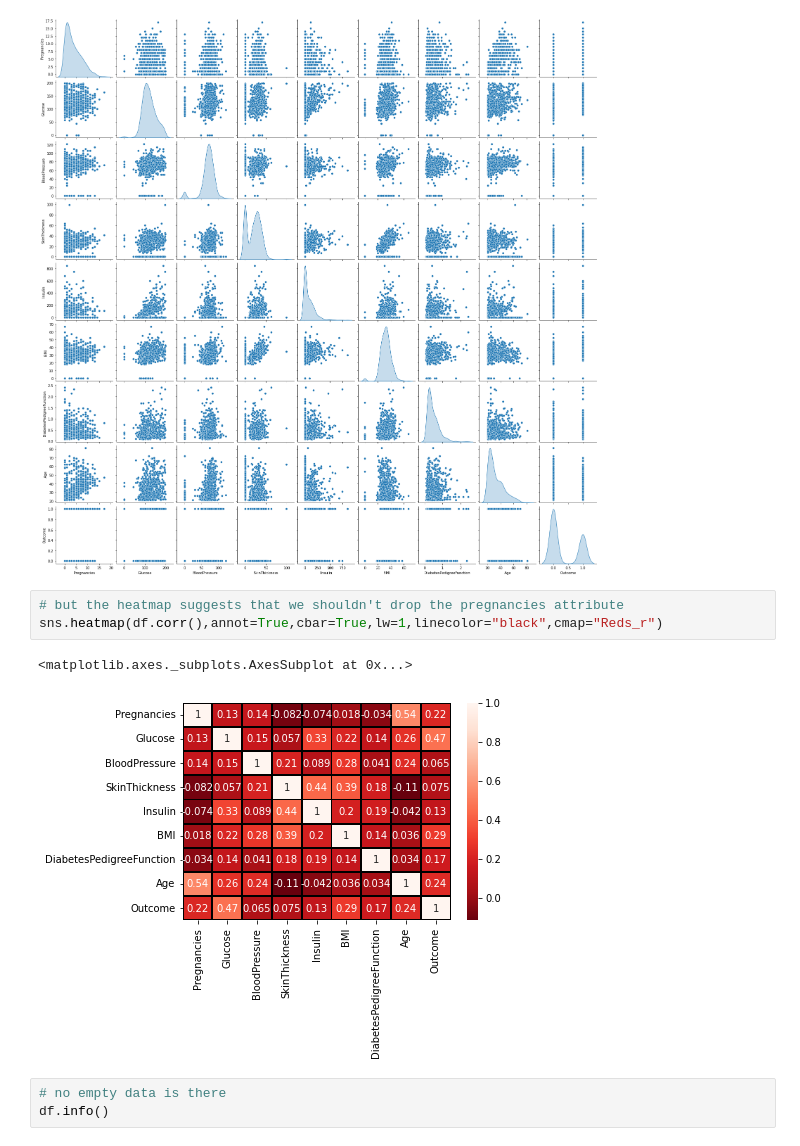
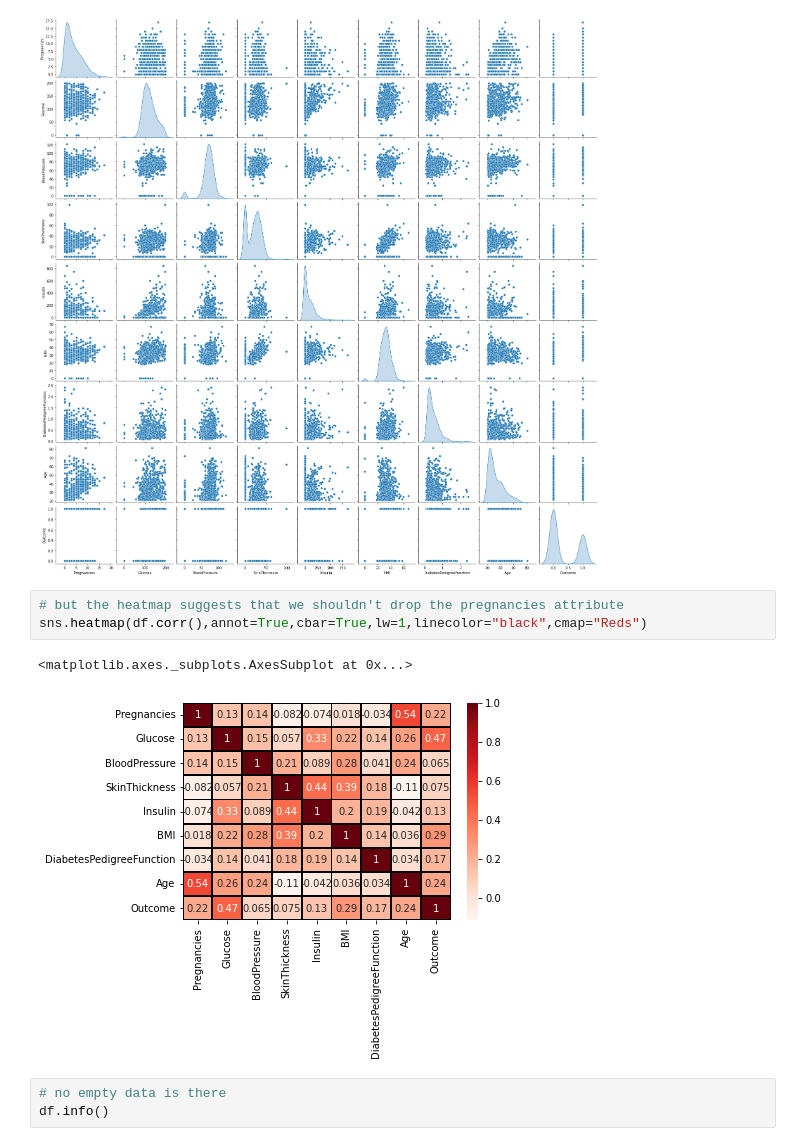
Before and after one commit to SurajUppal21/XGBoost-Classifier-and-Comparison, a Jupyter notebook: implementing_XG_Boost.ipynb, the cells around one changed output. Cells and saved outputs as stored; diff of their text form.

```diff
--- a/implementing_XG_Boost.ipynb
+++ b/implementing_XG_Boost.ipynb
@@ -33,10 +33,10 @@ sns.pairplot(df,kind="scatter",diag_kind="kde")
 [figure]
 # %%
 # but the heatmap suggests that we shouldn't drop the pregnancies attribute
-sns.heatmap(df.corr(),annot=True,cbar=True,lw=1,linecolor="black",cmap="Reds_r")
+sns.heatmap(df.corr(),annot=True,cbar=True,lw=1,linecolor="black",cmap="Reds")
 # %% [output]
 <matplotlib.axes._subplots.AxesSubplot at 0x...>
-[figure, old version]
+[figure, new version]
 # %%
 # no empty data is there
 df.info()
```
Also changed, not shown: parts of 13 cells of this notebook.
